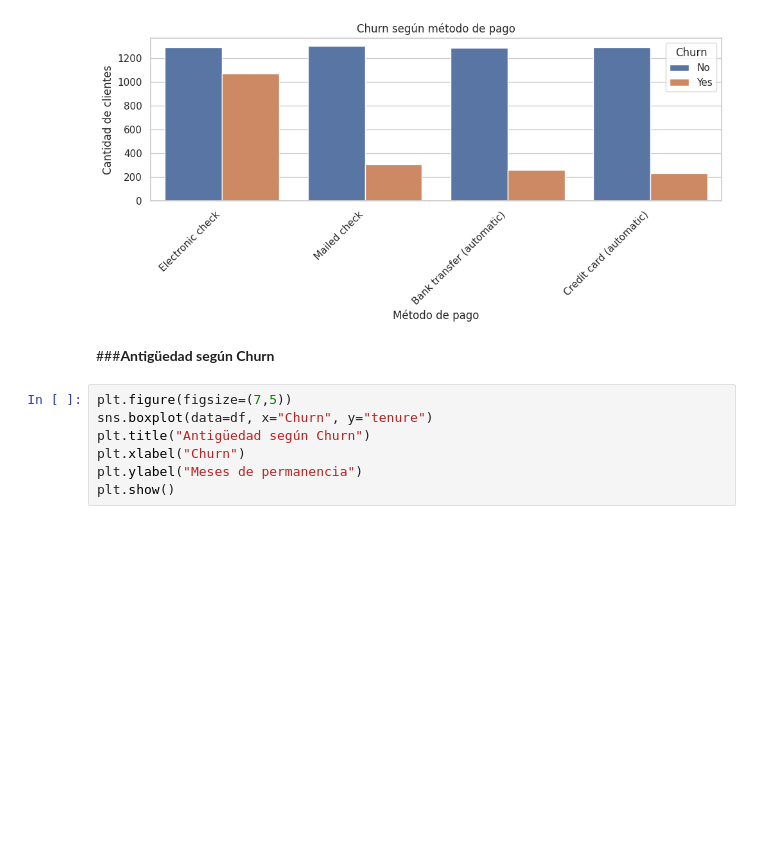
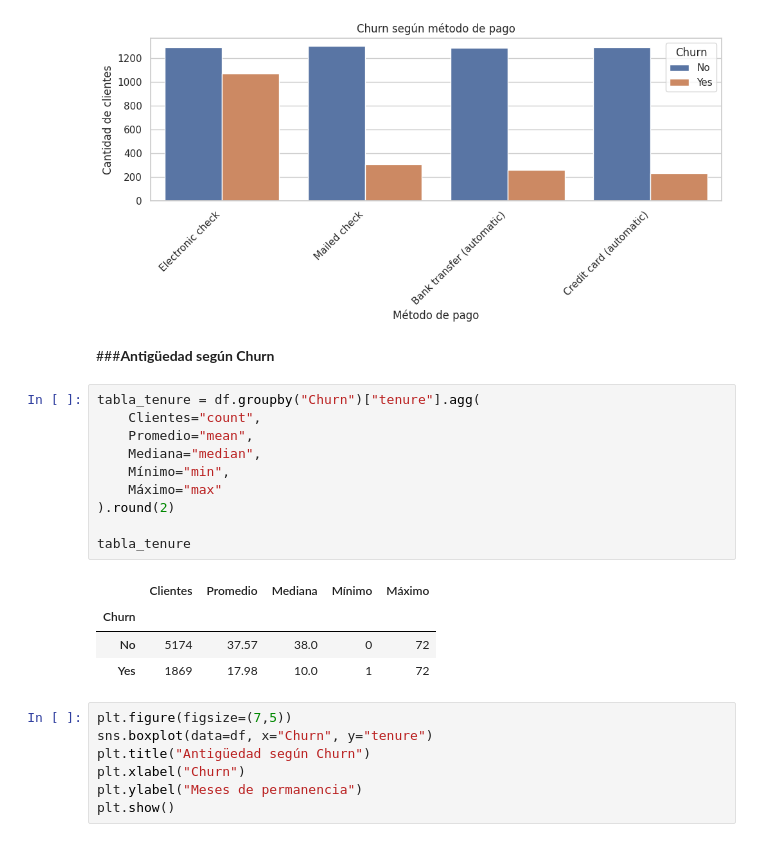
Before and after one commit to mipaillafil/telco-ml-e1, a Jupyter notebook: notebooks/machine_telco_limpio.ipynb, the cells around one changed output. Drawn from its saved outputs; the diff is of its cells as text; blank space fills up the shorter version.

```diff
--- a/notebooks/machine_telco_limpio.ipynb
+++ b/notebooks/machine_telco_limpio.ipynb
@@ -258,6 +319,21 @@ plt.show()
 [figure]
 # %% [markdown]
 ###**Antigüedad según Churn**
+# %%
+tabla_tenure = df.groupby("Churn")["tenure"].agg(
+    Clientes="count",
+    Promedio="mean",
+    Mediana="median",
+    Mínimo="min",
+    Máximo="max"
+).round(2)
+
+tabla_tenure
+# %% [output]
+|  | Clientes | Promedio | Mediana | Mínimo | Máximo |
+| Churn |  |  |  |  |  |
+| No | 5174 | 37.57 | 38.0 | 0 | 72 |
+| Yes | 1869 | 17.98 | 10.0 | 1 | 72 |
 # %%
 plt.figure(figsize=(7,5))
 sns.boxplot(data=df, x="Churn", y="tenure")
```
Also changed, not shown: parts of 5 cells of this notebook.
